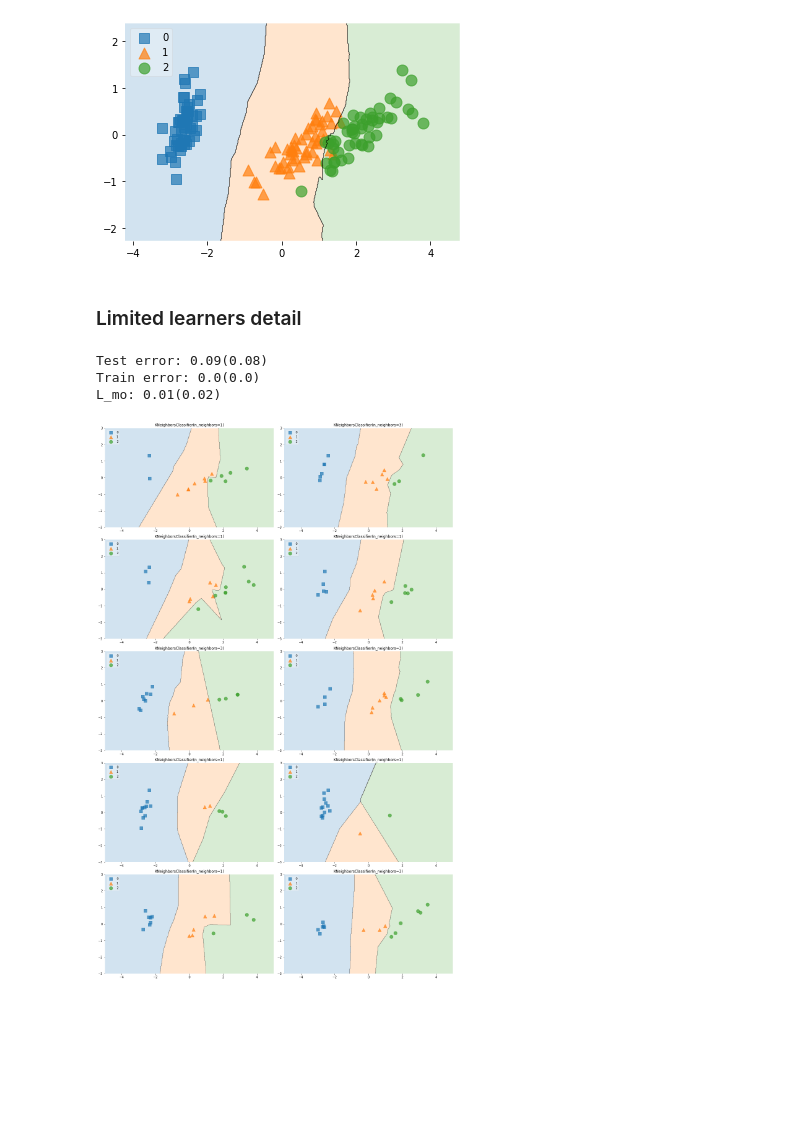
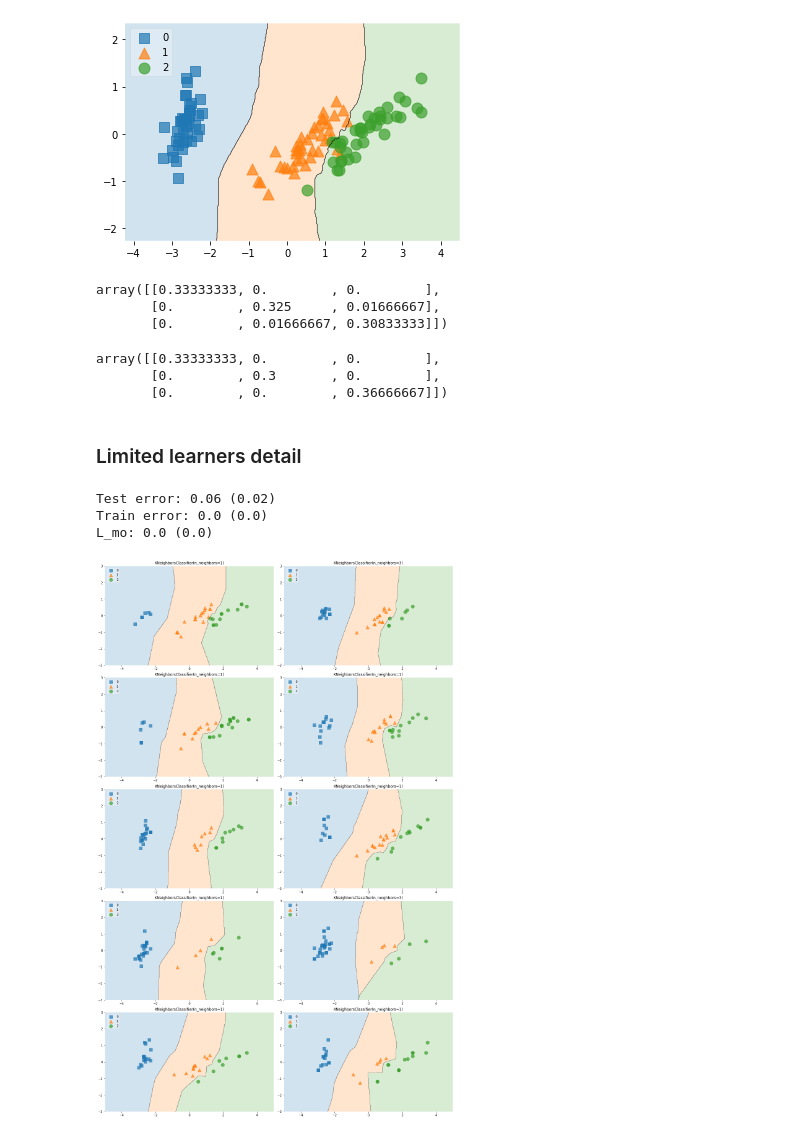
Before and after one commit to URJCDSLab/moe, a Jupyter notebook: notebooks/multiclass_example.ipynb, the cells around one changed output. Saved outputs shown, nothing was run; the diff lists cells and outputs as text; code cells hidden in the pictures; blank space fills up the shorter version.

```diff
--- a/notebooks/multiclass_example.ipynb
+++ b/notebooks/multiclass_example.ipynb
@@ -16,23 +17,23 @@ y = iris.target
 X_reduced = PCA(n_components=2).fit_transform(iris.data)
 # %%
 X_train, X_test, y_train, y_test = train_test_split(
-    X_reduced, y, test_size=0.33, random_state=42)
+    X_reduced, y, test_size=0.20, random_state=42)
 # %%
 # method = SVC
 # params = {'C': [1, 10, 100, 1000], 'kernel':['rbf'], 'gamma': [0.01, 0.1, 1, 10]}
 
-method = DecisionTreeClassifier
-params = {'criterion' : {"gini", "entropy"}, 'max_depth' : list(range(1, 10, 1))}
+# method = DecisionTreeClassifier
+# params = {'criterion' : {"gini", "entropy"}, 'max_depth' : list(range(1, 10, 1))}
 
-# method = KNeighborsClassifier
-# params = {'n_neighbors' : list(range(1, 13, 2))}
+method = KNeighborsClassifier
+params = {'n_neighbors' : list(range(1, 13, 2))}
 
 clf = MOE(method, params, sample_size=None,
     wrab=True,
     max_features='auto',
     lam=1,
     eval_metric=accuracy_score,
-    prop_sample=0.1,
+    prop_sample=0.3,
     n_learners=10,
     random_state=1234)
 # %%
@@ -41,7 +42,19 @@ clf.fit(X_train, y_train)
 fig1 = plt.gcf()
 custom_decision_region_plot(X_train, y_train, clf, title='')
 # %% [output]
-[figure, old version]
+[figure, new version]
+# %%
+confusion_matrix(y_train, clf.predict(X_train))/len(X_train)
+# %% [output]
+array([[0.33333333, 0.        , 0.        ],
+       [0.        , 0.325     , 0.01666667],
+       [0.        , 0.01666667, 0.30833333]])
+# %%
+confusion_matrix(y_test, clf.predict(X_test))/len(X_test)
+# %% [output]
+array([[0.33333333, 0.        , 0.        ],
+       [0.        , 0.3       , 0.        ],
+       [0.        , 0.        , 0.36666667]])
 # %% [markdown]
 ### Limited learners detail
 # %%
@@ -51,11 +64,11 @@ print(f'Test error: {df_learners.oob_error.mean().round(2)} ({df_learners.oob_er
 print(f'Train error: {df_learners.train_error.mean().round(2)} ({df_learners.train_error.std().round(2)})')
 print(f'L_mo: {df_learners.best_score.mean().round(2)} ({df_learners.best_score.std().round(2)})')
 # %% [output]
-Test error: 0.09(0.08)
-Train error: 0.0(0.0)
-L_mo: 0.01(0.02)
+Test error: 0.06 (0.02)
+Train error: 0.0 (0.0)
+L_mo: 0.0 (0.0)
 # %%
 learners = [learner for learner in clf.learners if learner['learner'] is not None]
-learners_decision_regions_plot(X_reduced, y, learners, zoom=0.1)
+learners_decision_regions_plot(X_train, y_train, learners, zoom=0.1)
 # %% [output]
-[figure, old version]
+[figure, new version]
```
Also changed, not shown: parts of 1 cell of this notebook.
